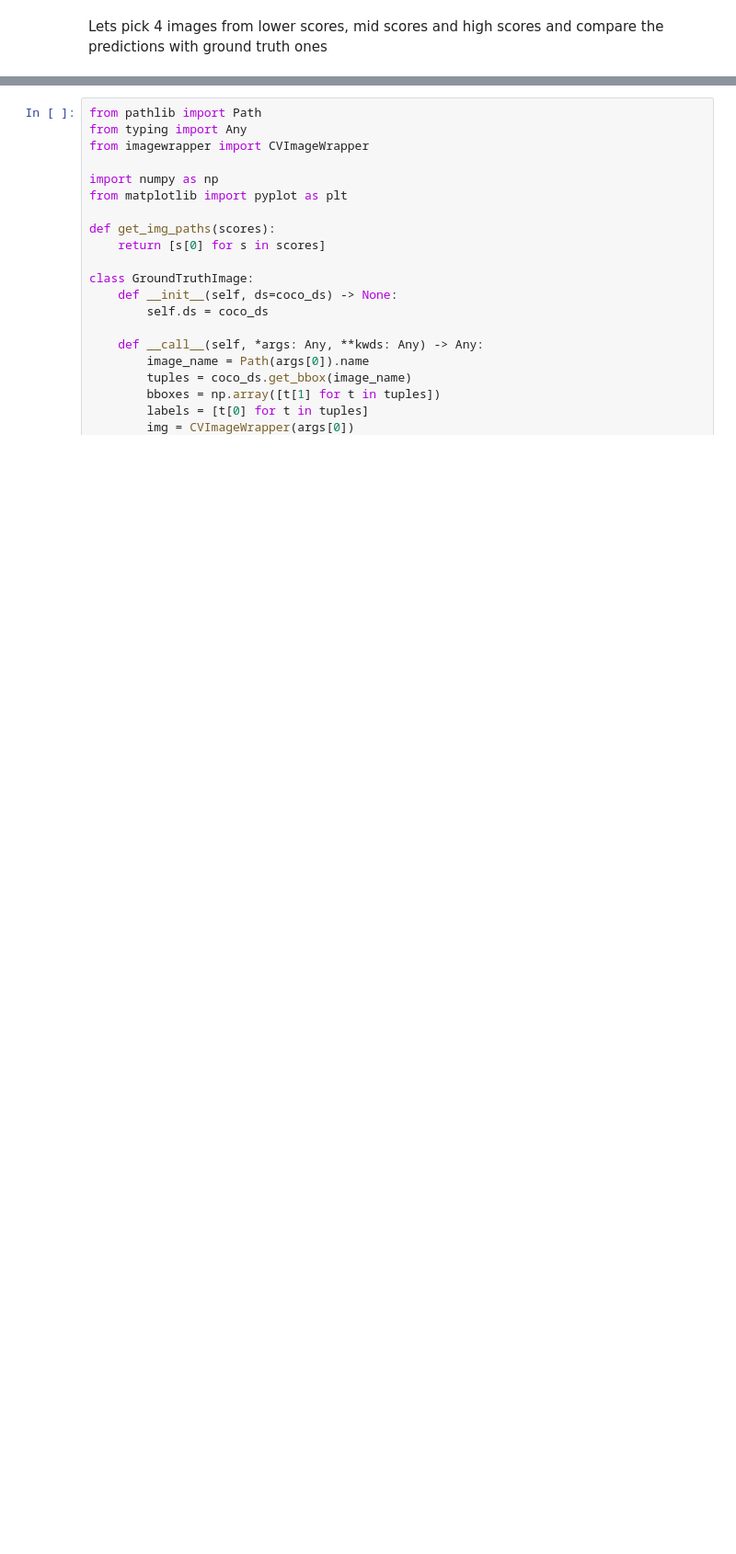
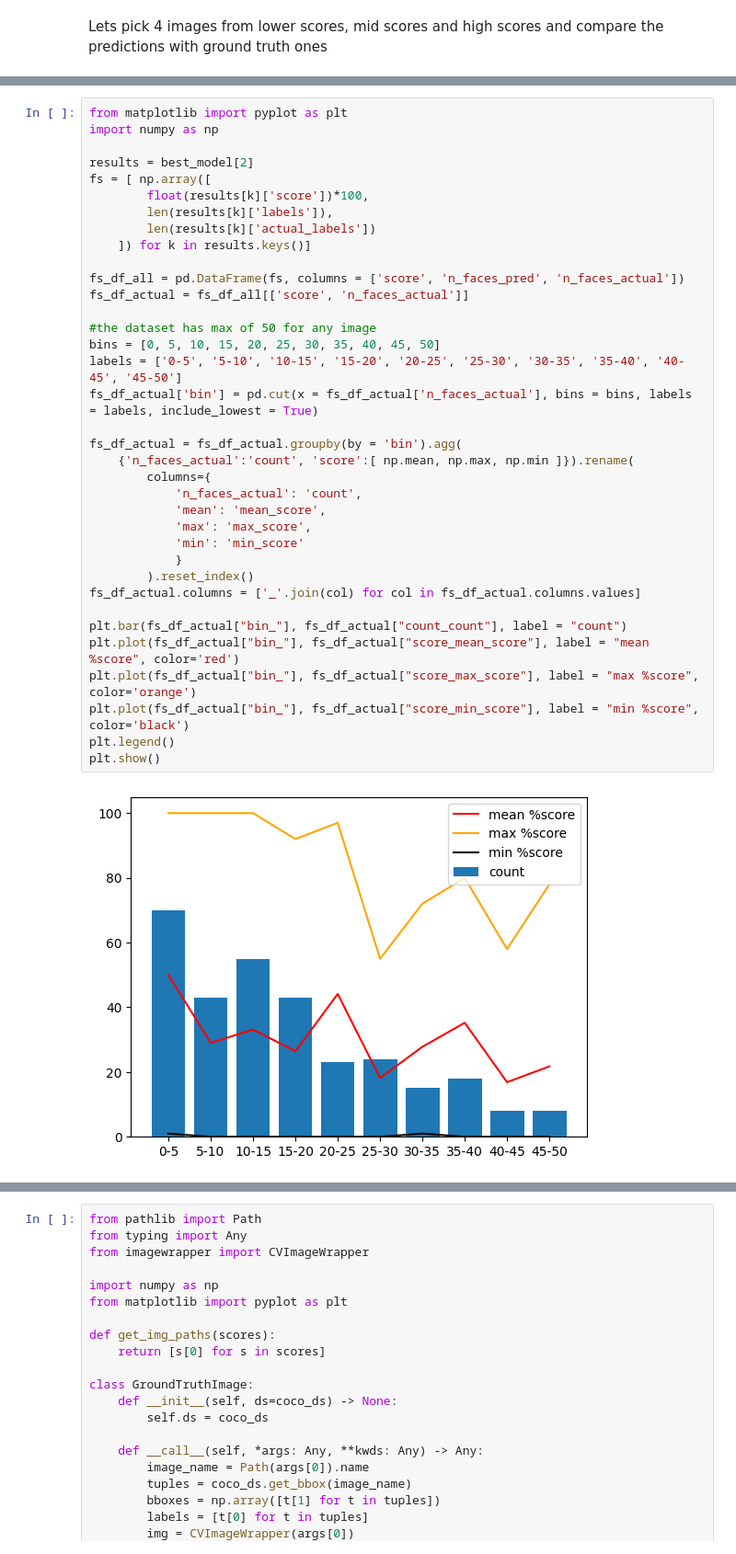
Before and after one commit to nitesr/tryml, a Jupyter notebook: notebooks/cv/group-emotion/group-fer-mini-project-2.ipynb, the cells around one changed output, grey strips where cells are left out. Shown at 92% size. Drawn from its saved outputs; the diff is of its cells as text; blank space fills up the shorter version.

```diff
--- a/notebooks/cv/group-emotion/group-fer-mini-project-2.ipynb
+++ b/notebooks/cv/group-emotion/group-fer-mini-project-2.ipynb
@@ -560 +560,39 @@ Lets pick 4 images from lower scores, mid scores and high scores and compare the
+# %%
+from matplotlib import pyplot as plt
+import numpy as np
+
+results = best_model[2]
+fs = [ np.array([
+        float(results[k]['score'])*100,
+        len(results[k]['labels']),
+        len(results[k]['actual_labels'])
+    ]) for k in results.keys()]
+
+fs_df_all = pd.DataFrame(fs, columns = ['score', 'n_faces_pred', 'n_faces_actual'])
+fs_df_actual = fs_df_all[['score', 'n_faces_actual']]
+
+#the dataset has max of 50 for any image
+bins = [0, 5, 10, 15, 20, 25, 30, 35, 40, 45, 50]
+labels = ['0-5', '5-10', '10-15', '15-20', '20-25', '25-30', '30-35', '35-40', '40-45', '45-50']
+fs_df_actual['bin'] = pd.cut(x = fs_df_actual['n_faces_actual'], bins = bins, labels = labels, include_lowest = True)
+
+fs_df_actual = fs_df_actual.groupby(by = 'bin').agg(
+    {'n_faces_actual':'count', 'score':[ np.mean, np.max, np.min ]}).rename(
+        columns={
+            'n_faces_actual': 'count',
+            'mean': 'mean_score',
+            'max': 'max_score',
+            'min': 'min_score'
+            }
+        ).reset_index()
+fs_df_actual.columns = ['_'.join(col) for col in fs_df_actual.columns.values]
+
+plt.bar(fs_df_actual["bin_"], fs_df_actual["count_count"], label = "count")
+plt.plot(fs_df_actual["bin_"], fs_df_actual["score_mean_score"], label = "mean %score", color='red')
+plt.plot(fs_df_actual["bin_"], fs_df_actual["score_max_score"], label = "max %score", color='orange')
+plt.plot(fs_df_actual["bin_"], fs_df_actual["score_min_score"], label = "min %score", color='black')
+plt.legend()
+plt.show()
+# %% [output]
+[figure, added]
 # %%
```
Also changed, not shown: parts of 9 cells of this notebook, 3 other files.
